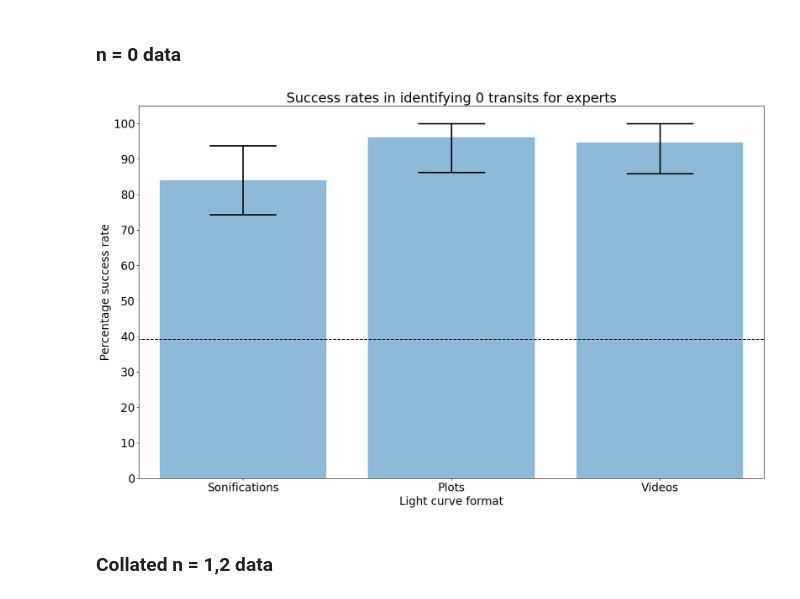
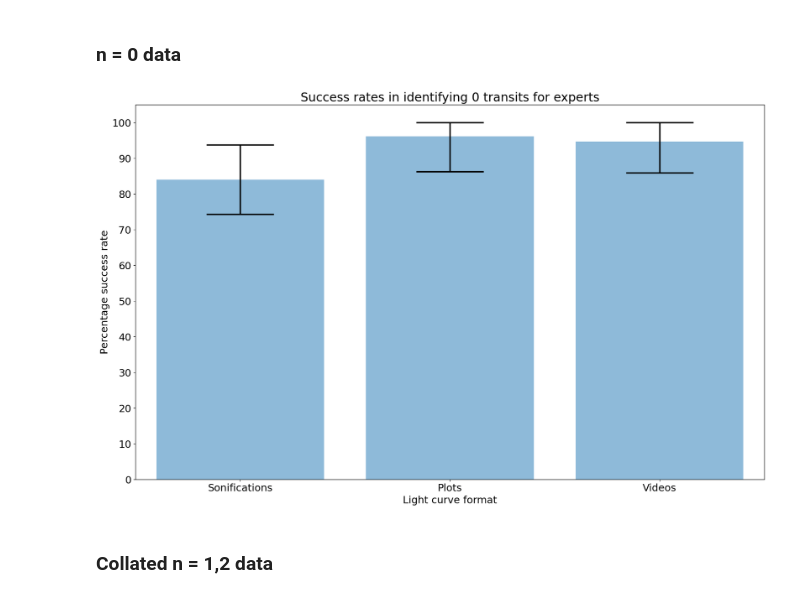
Before and after one commit to jacktuckerbrown/star-sound, a Jupyter notebook: analysis.ipynb, the cells around one changed output. Saved outputs shown, nothing was run; the diff lists cells and outputs as text; code cells hidden in the pictures.

```diff
--- a/analysis.ipynb
+++ b/analysis.ipynb
@@ -1127,35 +1127,35 @@ for i in sets_expert['Data']:
         #print(tot_n,tot_resp)
 
     suc_expert.append(tot_n/tot_resp*100)
     errsuc_expert.append(np.sqrt(tot_resp)/tot_resp*100)
 
 #print(suc_expert,errsuc_expert)
 #lo = error_trimming(suc_expert,errsuc_expert)[1]
 #up = error_trimming(suc_expert,errsuc_expert)[0]
 #errs = [lo, up]
 #print(errs)
 
 f, ax = plt.subplots(figsize=(20,12))
 ax.bar([1,2,3], suc_expert, yerr=error_out(suc_expert,errsuc_expert),
        error_kw=dict(capthick=2.5, elinewidth=2.5, ecolor='black'), alpha=0.5,align='center', ecolor='black', capsize=60)
-ax.hlines(guess_0_expert,0, 4, linestyle = 'dashed',color= 'black')
+#ax.hlines(guess_0_expert,0, 4, linestyle = 'dashed',color= 'black')
 plt.ylim([0, 105])
 plt.xlim([0.5,3.5])
 ax.set_ylabel("Percentage success rate")
 ax.set_xlabel("Light curve format")
 ax.set_title("Success rates in identifying 0 transits for experts")
 x_formatter = ticker.FixedFormatter(["Sonifications","Plots","Videos"])
 x_locator = ticker.FixedLocator([1,2,3])
 y_formatter = ticker.FixedFormatter(["0","10","20","30","40","50","60","70","80","90","100"])
 y_locator = ticker.FixedLocator([0,10,20,30,40,50,60,70,80,90,100])
 ax.yaxis.set_major_formatter(y_formatter)
 ax.yaxis.set_major_locator(y_locator)
 ax.xaxis.set_major_formatter(x_formatter)
 ax.xaxis.set_major_locator(x_locator)
 
 plt.savefig("n = 0, experts.jpg")
 # %% [output]
-[figure, old version]
+[figure, new version]
 # %% [markdown]
 ### Collated n = 1,2 data
 # %%
```
Also changed, not shown: parts of 5 cells of this notebook.
